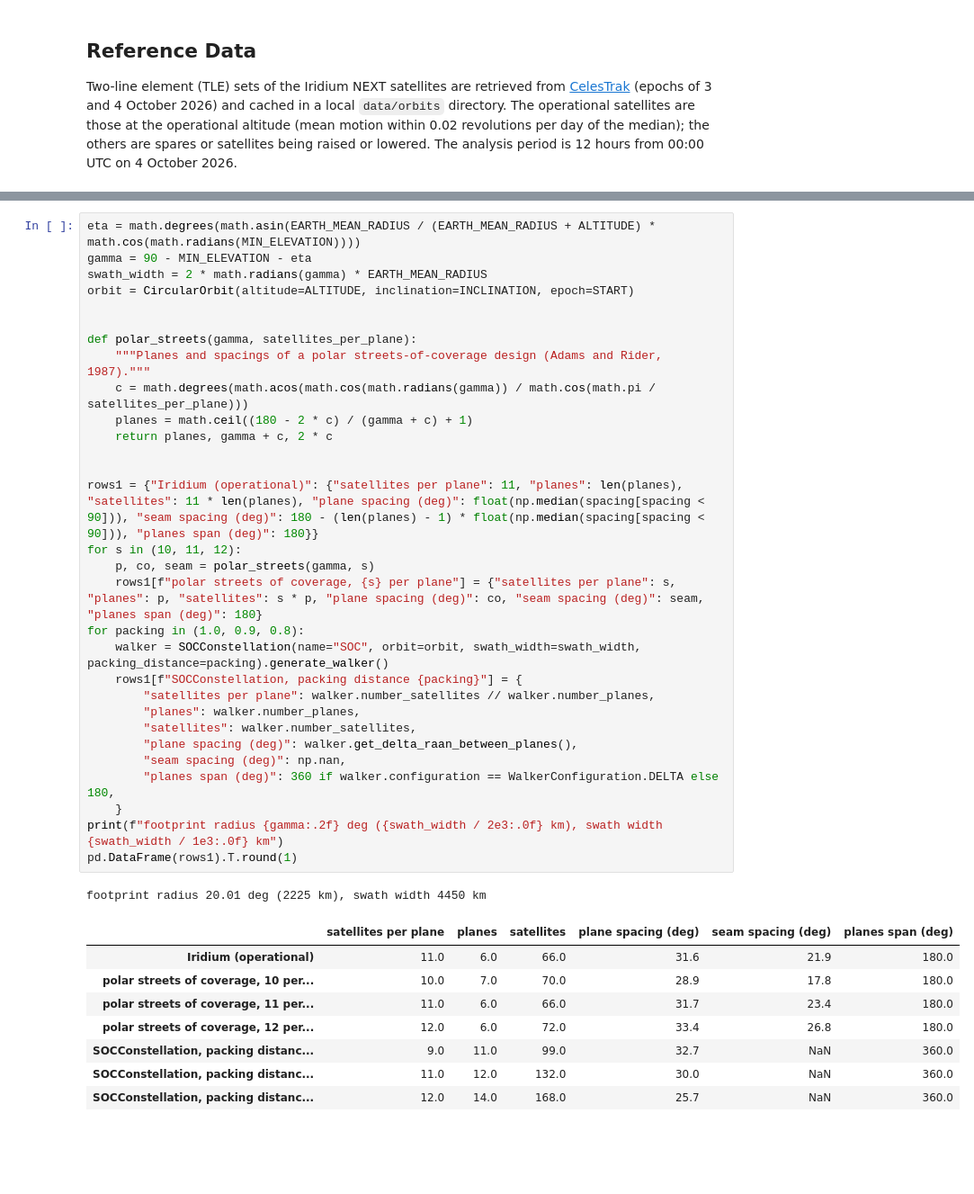
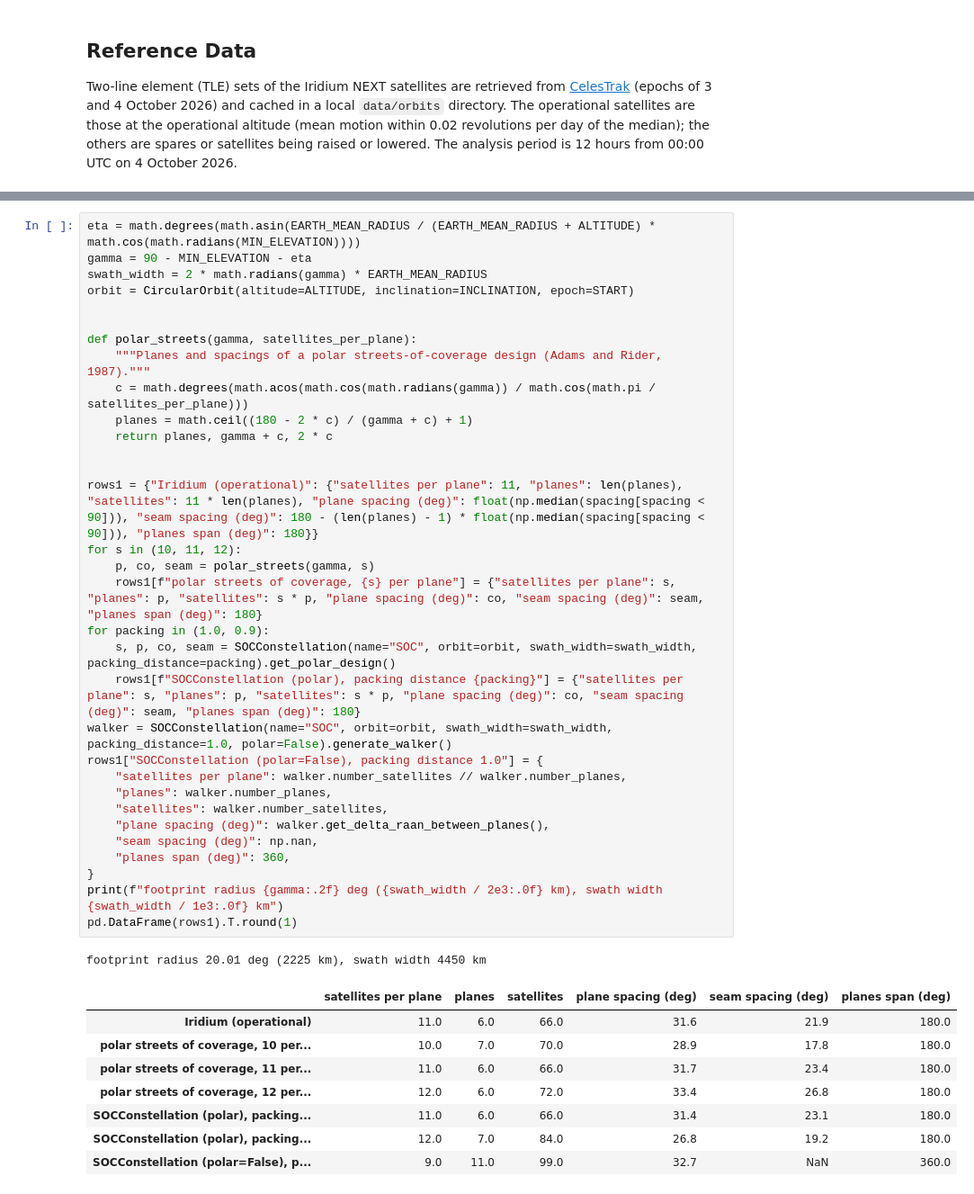
Before and after one commit to code-lab-org/tatc, a Jupyter notebook: docs/validation/ValidateConstellationIridium.ipynb, the cells around one changed output, grey strips where cells are left out. Shown at 90% size. Drawn from its saved outputs; the diff is of its cells as text; blank space fills up the shorter version.

```diff
--- a/docs/validation/ValidateConstellationIridium.ipynb
+++ b/docs/validation/ValidateConstellationIridium.ipynb
@@ -84,43 +84,45 @@ The footprint of a satellite at 780 km altitude above an 8.2 deg minimum elevati
 # %%
 eta = math.degrees(math.asin(EARTH_MEAN_RADIUS / (EARTH_MEAN_RADIUS + ALTITUDE) * math.cos(math.radians(MIN_ELEVATION))))
 gamma = 90 - MIN_ELEVATION - eta
 swath_width = 2 * math.radians(gamma) * EARTH_MEAN_RADIUS
 orbit = CircularOrbit(altitude=ALTITUDE, inclination=INCLINATION, epoch=START)
 
 
 def polar_streets(gamma, satellites_per_plane):
     """Planes and spacings of a polar streets-of-coverage design (Adams and Rider, 1987)."""
     c = math.degrees(math.acos(math.cos(math.radians(gamma)) / math.cos(math.pi / satellites_per_plane)))
     planes = math.ceil((180 - 2 * c) / (gamma + c) + 1)
     return planes, gamma + c, 2 * c
 
 
 rows1 = {"Iridium (operational)": {"satellites per plane": 11, "planes": len(planes), "satellites": 11 * len(planes), "plane spacing (deg)": float(np.median(spacing[spacing < 90])), "seam spacing (deg)": 180 - (len(planes) - 1) * float(np.median(spacing[spacing < 90])), "planes span (deg)": 180}}
 for s in (10, 11, 12):
     p, co, seam = polar_streets(gamma, s)
     rows1[f"polar streets of coverage, {s} per plane"] = {"satellites per plane": s, "planes": p, "satellites": s * p, "plane spacing (deg)": co, "seam spacing (deg)": seam, "planes span (deg)": 180}
-for packing in (1.0, 0.9, 0.8):
-    walker = SOCConstellation(name="SOC", orbit=orbit, swath_width=swath_width, packing_distance=packing).generate_walker()
-    rows1[f"SOCConstellation, packing distance {packing}"] = {
-        "satellites per plane": walker.number_satellites // walker.number_planes,
-        "planes": walker.number_planes,
-        "satellites": walker.number_satellites,
-        "plane spacing (deg)": walker.get_delta_raan_between_planes(),
-        "seam spacing (deg)": np.nan,
-        "planes span (deg)": 360 if walker.configuration == WalkerConfiguration.DELTA else 180,
-    }
+for packing in (1.0, 0.9):
+    s, p, co, seam = SOCConstellation(name="SOC", orbit=orbit, swath_width=swath_width, packing_distance=packing).get_polar_design()
+    rows1[f"SOCConstellation (polar), packing distance {packing}"] = {"satellites per plane": s, "planes": p, "satellites": s * p, "plane spacing (deg)": co, "seam spacing (deg)": seam, "planes span (deg)": 180}
+walker = SOCConstellation(name="SOC", orbit=orbit, swath_width=swath_width, packing_distance=1.0, polar=False).generate_walker()
+rows1["SOCConstellation (polar=False), packing distance 1.0"] = {
+    "satellites per plane": walker.number_satellites // walker.number_planes,
+    "planes": walker.number_planes,
+    "satellites": walker.number_satellites,
+    "plane spacing (deg)": walker.get_delta_raan_between_planes(),
+    "seam spacing (deg)": np.nan,
+    "planes span (deg)": 360,
+}
 print(f"footprint radius {gamma:.2f} deg ({swath_width / 2e3:.0f} km), swath width {swath_width / 1e3:.0f} km")
 pd.DataFrame(rows1).T.round(1)
 # %% [output]
 footprint radius 20.01 deg (2225 km), swath width 4450 km
 |  | satellites per plane | planes | satellites | plane spacing (deg) | seam spacing (deg) | planes span (deg) |
 | Iridium (operational) | 11.0 | 6.0 | 66.0 | 31.6 | 21.9 | 180.0 |
 | polar streets of coverage, 10 per... | 10.0 | 7.0 | 70.0 | 28.9 | 17.8 | 180.0 |
 | polar streets of coverage, 11 per... | 11.0 | 6.0 | 66.0 | 31.7 | 23.4 | 180.0 |
 | polar streets of coverage, 12 per... | 12.0 | 6.0 | 72.0 | 33.4 | 26.8 | 180.0 |
-| SOCConstellation, packing distanc... | 9.0 | 11.0 | 99.0 | 32.7 | NaN | 360.0 |
-| SOCConstellation, packing distanc... | 11.0 | 12.0 | 132.0 | 30.0 | NaN | 360.0 |
-| SOCConstellation, packing distanc... | 12.0 | 14.0 | 168.0 | 25.7 | NaN | 360.0 |
+| SOCConstellation (polar), packing... | 11.0 | 6.0 | 66.0 | 31.4 | 23.1 | 180.0 |
+| SOCConstellation (polar), packing... | 12.0 | 7.0 | 84.0 | 26.8 | 19.2 | 180.0 |
+| SOCConstellation (polar=False), p... | 9.0 | 11.0 | 99.0 | 32.7 | NaN | 360.0 |
 # %% [markdown]
 Classical streets-of-coverage theory reproduces Iridium's design: with 11 satellites per plane, six planes 31.7 deg apart (with a 23.4 deg seam) provide continuous coverage, matching Iridium's 31.6 deg spacing and 22 deg seam; ten satellites per plane would require seven planes and twelve would not reduce the number of planes.
 
```
Also changed, not shown: parts of 7 cells of this notebook, 3 other files.
